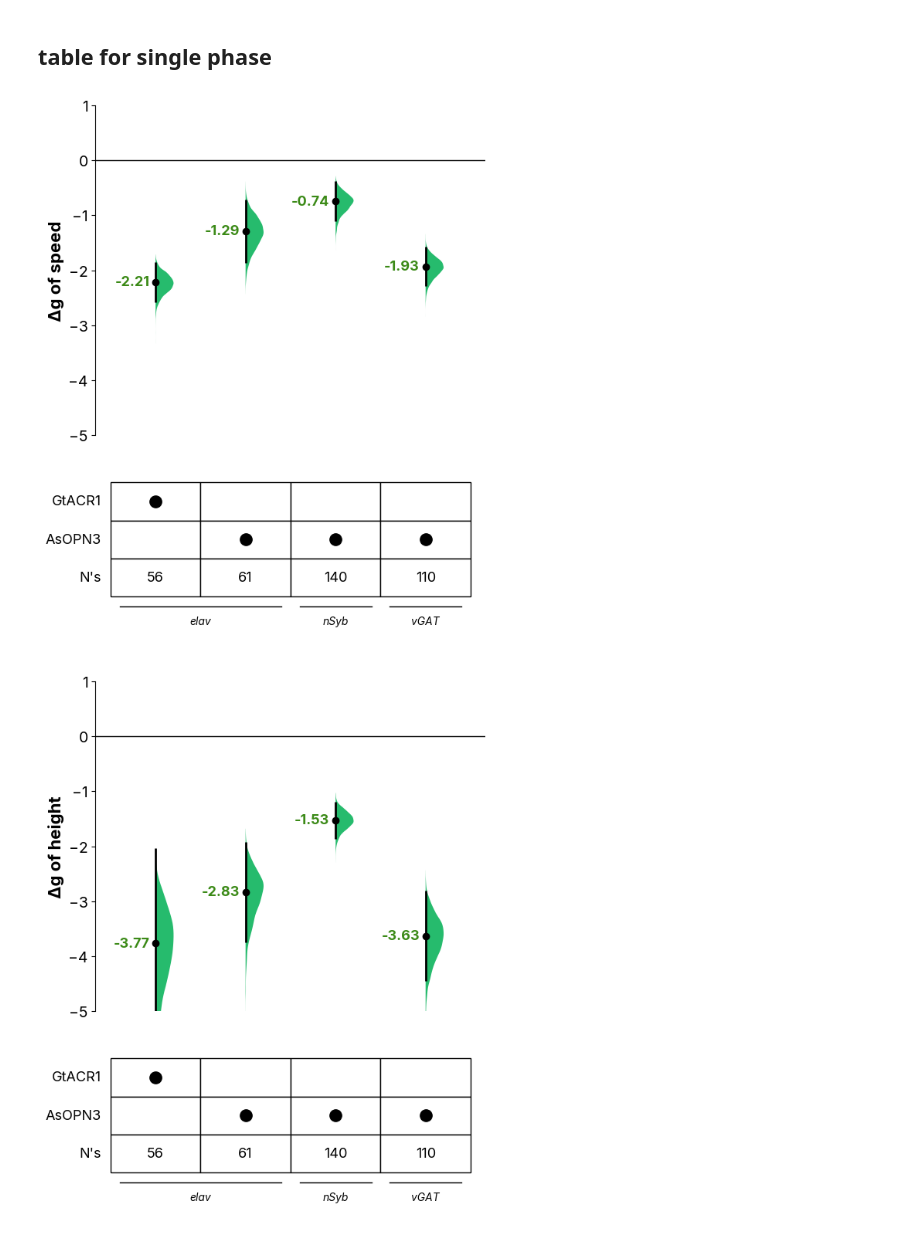
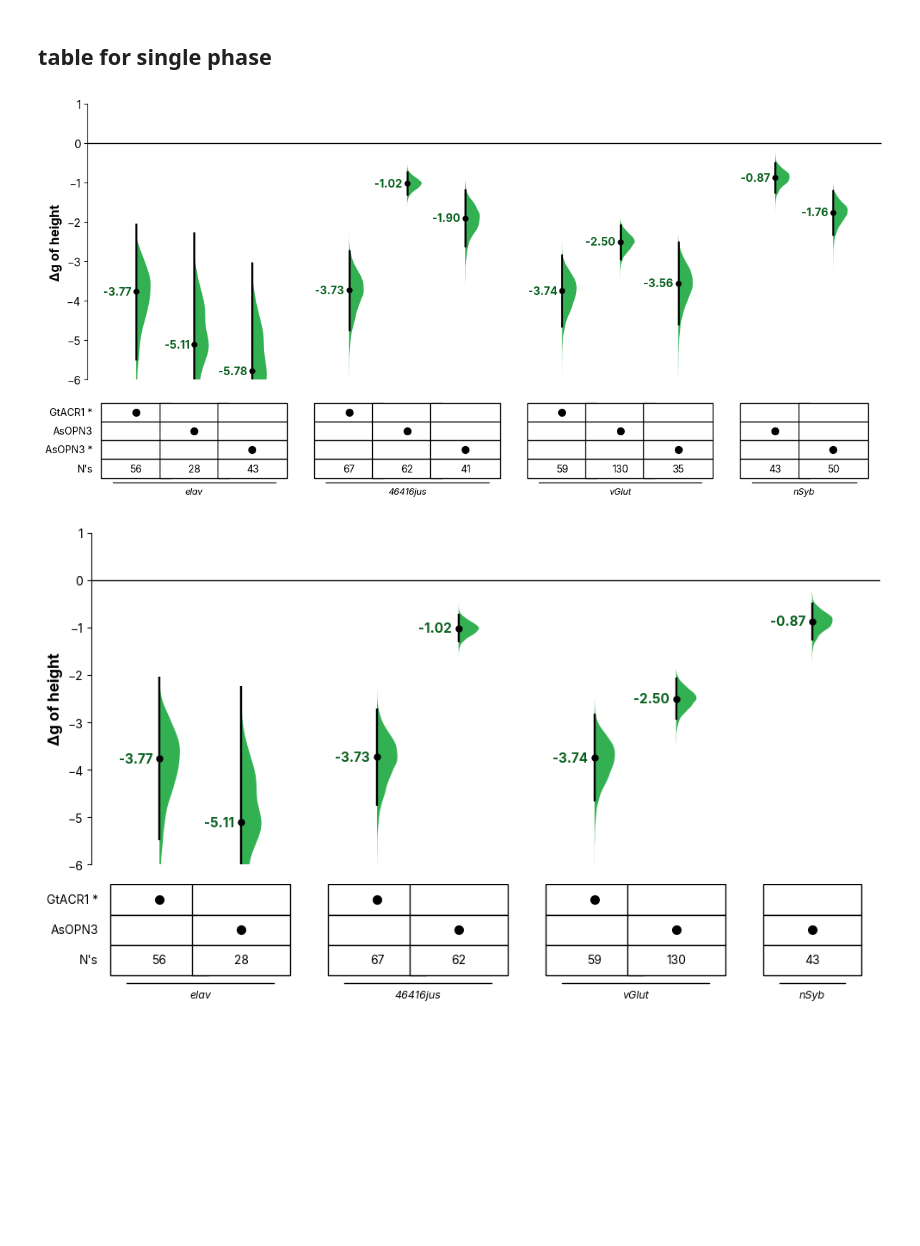
Before and after one commit to lnicole08/deltaG_screen, a Jupyter notebook: AsOPN3_forestplot_vertical_streamlined.ipynb, the cells around one changed output. Drawn from its saved outputs; the diff is of its cells as text; code cells hidden in the pictures; blank space fills up the shorter version.

```diff
--- a/AsOPN3_forestplot_vertical_streamlined.ipynb
+++ b/AsOPN3_forestplot_vertical_streamlined.ipynb
@@ -20,7 +20,7 @@ workcomp = "C:\\Users\\User"
 laptop = "C:\\Users\\lnico"
 officecomp = "C:\\Users\\Star"
 homecomp = "D:"
-specifiedpath = workcomp
+specifiedpath = homecomp
 
 filepath = "\\ACC Lab Dropbox\\ACC Lab\\Nicole Lee\\eOPN3 manuscript\\Data compilation\\Together\\3. Compiled\\"
 openPath = specifiedpath + filepath
@@ -924,21 +1143,44 @@ def forestplot_single_phase_table(metricname_full, singlemeandiff_full, gridkey1
+# %%
+# Generate paired phase plots with TABLE format
+lstnamings = ['height']  #height or speed
+
+##wt comparison
+files_full = [f'elav x ACR [ATR] allstats_DARK_FULL.csv', f'elav x eOPN3 allstats_DARK_FULL.csv',   f'elav x eOPN3 [ATR] allstats_DARK_FULL.csv',
+              f'46416jus x ACR [ATR] allstats_DARK_FULL.csv', f'46416jus x eOPN3 allstats_DARK_FULL.csv',f'46416jus x eOPN3 [ATR] allstats_DARK_FULL.csv',
+                f'vGlut x ACR [ATR] allstats_DARK_FULL.csv', f'vGlut x eOPN3 allstats_DARK_FULL.csv', f'vGlut x eOPN3 [ATR] allstats_DARK_FULL.csv',
+              f'nSyb x eOPN3 allstats_DARK_FULL.csv', f'nSyb x eOPN3 [ATR] allstats_DARK_FULL.csv']
+
+for n in lstnamings:
+    # Process both phases
+    dfmn_full, dfsmd_full = pergenotypeplotting_hedgesg(openPath, files_full, n)
+
+    g_table = forestplot_single_phase_table(dfmn_full.replace("ACR", "GtACR1", regex = True), dfsmd_full.replace("ACR", "GtACR1", regex = True),
+                                            "GtACR1", "AsOPN3", figsize = (12,6), violin_color = "#0FA334", ylim = (-6, 1.0))
+
+    mpl.rcParams['svg.fonttype'] = 'none'
+    #g_table.savefig(specifiedpath + "\\ACC Lab Dropbox\\ACC Lab\\Nicole Lee\\eOPN3 manuscript\\Data Compilation\\Together\\images\\forestplot_table_single_phases_" + n + ".svg", bbox_inches="tight")
+    plt.show()
+# %% [output]
+[figure, added]
 # %%
 # Generate paired phase plots with TABLE format
-lstnamings = ['speed', 'height']
+lstnamings = ['height']  #height or speed
 
 ##wt comparison
 files_full = [f'elav x ACR [ATR] allstats_DARK_FULL.csv', f'elav x eOPN3 allstats_DARK_FULL.csv',
-              f'nSyb x eOPN3 allstats_DARK_FULL.csv',
-              f'vGAT x eOPN3 allstats_DARK_FULL.csv']
+              f'46416jus x ACR [ATR] allstats_DARK_FULL.csv', f'46416jus x eOPN3 allstats_DARK_FULL.csv',
+                f'vGlut x ACR [ATR] allstats_DARK_FULL.csv', f'vGlut x eOPN3 allstats_DARK_FULL.csv',
+              f'nSyb x eOPN3 allstats_DARK_FULL.csv']
 
 for n in lstnamings:
     # Process both phases
     dfmn_full, dfsmd_full = pergenotypeplotting_hedgesg(openPath, files_full, n)
 
-    g_table = forestplot_single_phase_table(dfmn_full.replace("ACR", "GtACR1", regex = True), dfsmd_full.replace("ACR", "GtACR1", regex = True), "GtACR1", "AsOPN3")
+    g_table = forestplot_single_phase_table(dfmn_full.replace("ACR", "GtACR1", regex = True), dfsmd_full.replace("ACR", "GtACR1", regex = True),
+                                            "GtACR1", "AsOPN3", figsize = (10,6), violin_color = "#0FA334", ylim = (-6, 1.0))
 
     mpl.rcParams['svg.fonttype'] = 'none'
-    #g_table.savefig(specifiedpath + "\\ACC Lab Dropbox\\ACC Lab\\Nicole Lee\\eOPN3 manuscript\\Data Compilation\\Together\\images\\forestplot_table_single_phases_" + n + ".svg", bbox_inches="tight")
+    #g_table.savefig(specifiedpath + "\\ACC Lab Dropbox\\ACC Lab\\Nicole Lee\\eOPN3 manuscript\\Data Compilation\\Together\\images\\forestplot_table_single_phases (NOATR)_" + n + ".svg", bbox_inches="tight")
     plt.show()
 # %% [output]
-[figure, old version]
+[figure, new version]
-[figure, removed]
```
Also changed, not shown: parts of 5 cells of this notebook, 9 other files.
